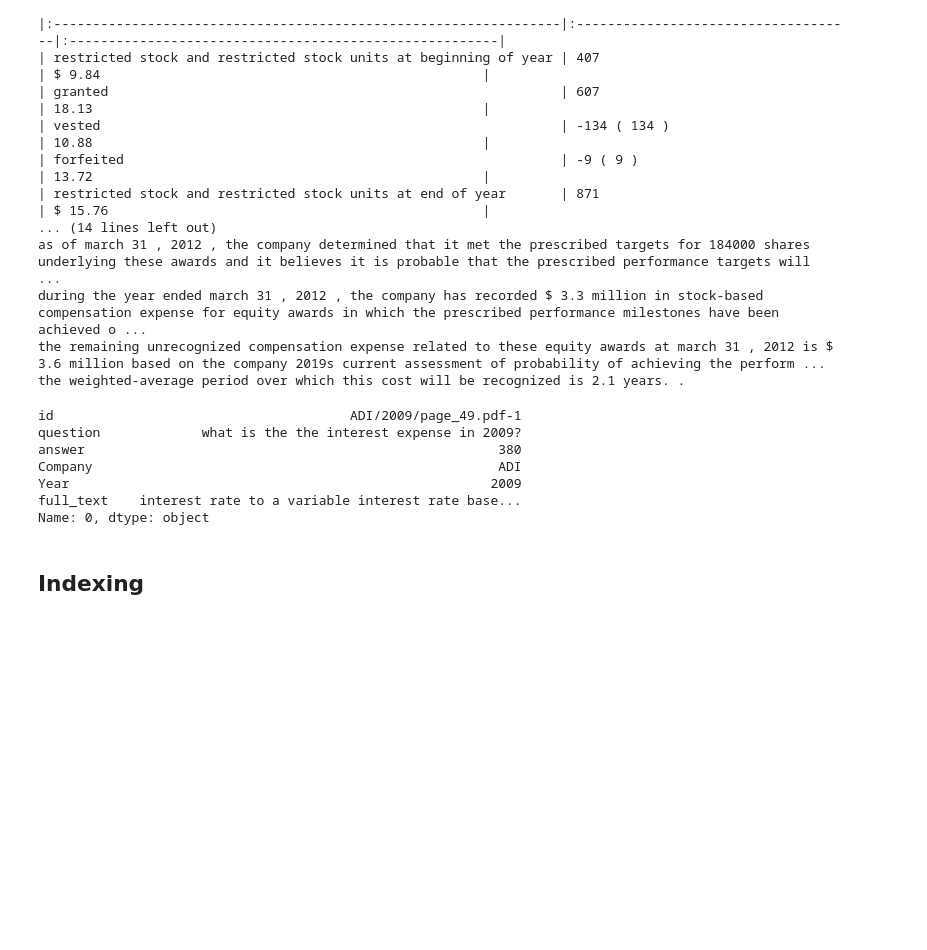
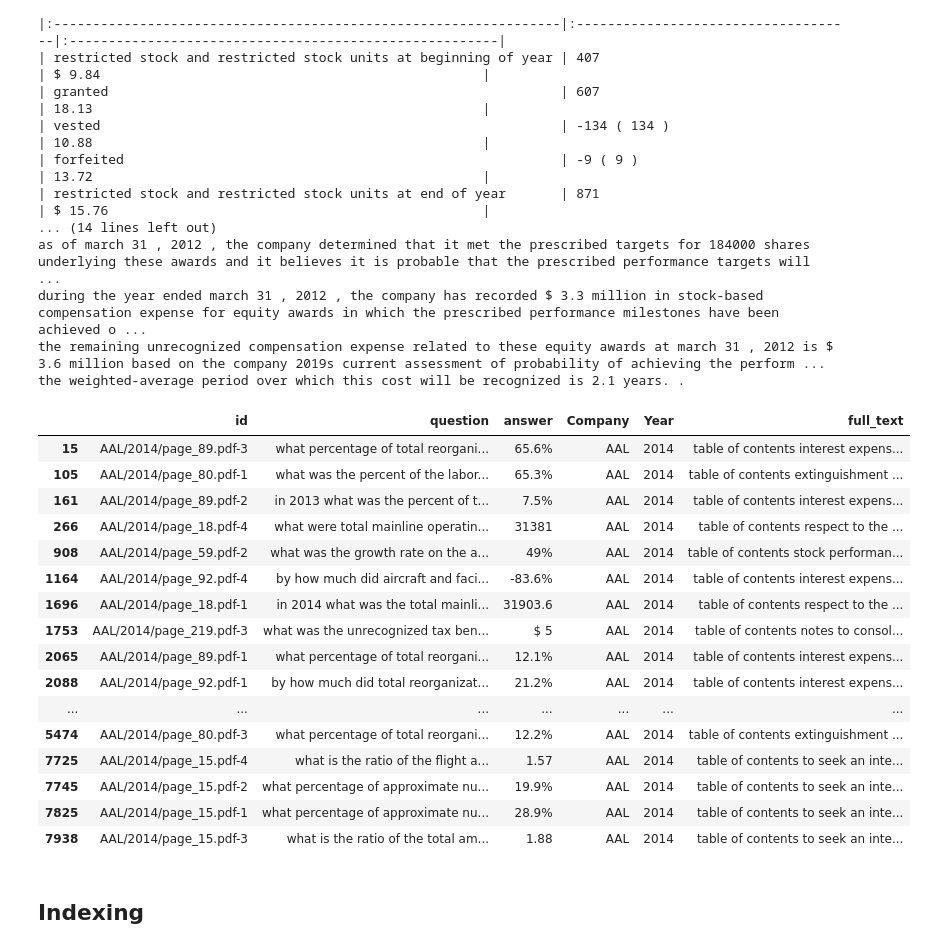
Before and after one commit to emrekuruu/VRAG, a Jupyter notebook: vanilla.ipynb, the cells around one changed output. Drawn from its saved outputs; the diff is of its cells as text; code cells hidden in the pictures; blank space fills up the shorter version.

```diff
--- a/vanilla.ipynb
+++ b/vanilla.ipynb
@@ -78,17 +78,27 @@ as of march 31 , 2012 , the company determined that it met the prescribed target
 during the year ended march 31 , 2012 , the company has recorded $ 3.3 million in stock-based compensation expense for equity awards in which the prescribed performance milestones have been achieved o ...
 the remaining unrecognized compensation expense related to these equity awards at march 31 , 2012 is $ 3.6 million based on the company 2019s current assessment of probability of achieving the perform ...
 the weighted-average period over which this cost will be recognized is 2.1 years. .
-# %%
-query = data.iloc[0].question
-data.iloc[0]
-# %% [output]
-id                                      ADI/2009/page_49.pdf-1
-question             what is the the interest expense in 2009?
-answer                                                     380
-Company                                                    ADI
-Year                                                      2009
-full_text    interest rate to a variable interest rate base...
-Name: 0, dtype: object
+# %%
+data = data[(data.Company == "AAL" )& (data.Year == "2014")]
+data
+# %% [output]
+|  | id | question | answer | Company | Year | full_text |
+| 15 | AAL/2014/page_89.pdf-3 | what percentage of total reorgani... | 65.6% | AAL | 2014 | table of contents interest expens... |
+| 105 | AAL/2014/page_80.pdf-1 | what was the percent of the labor... | 65.3% | AAL | 2014 | table of contents extinguishment ... |
+| 161 | AAL/2014/page_89.pdf-2 | in 2013 what was the percent of t... | 7.5% | AAL | 2014 | table of contents interest expens... |
+| 266 | AAL/2014/page_18.pdf-4 | what were total mainline operatin... | 31381 | AAL | 2014 | table of contents respect to the ... |
+| 908 | AAL/2014/page_59.pdf-2 | what was the growth rate on the a... | 49% | AAL | 2014 | table of contents stock performan... |
+| 1164 | AAL/2014/page_92.pdf-4 | by how much did aircraft and faci... | -83.6% | AAL | 2014 | table of contents interest expens... |
+| 1696 | AAL/2014/page_18.pdf-1 | in 2014 what was the total mainli... | 31903.6 | AAL | 2014 | table of contents respect to the ... |
+| 1753 | AAL/2014/page_219.pdf-3 | what was the unrecognized tax ben... | $ 5 | AAL | 2014 | table of contents notes to consol... |
+| 2065 | AAL/2014/page_89.pdf-1 | what percentage of total reorgani... | 12.1% | AAL | 2014 | table of contents interest expens... |
+| 2088 | AAL/2014/page_92.pdf-1 | by how much did total reorganizat... | 21.2% | AAL | 2014 | table of contents interest expens... |
+| ... | ... | ... | ... | ... | ... | ... |
+| 5474 | AAL/2014/page_80.pdf-3 | what percentage of total reorgani... | 12.2% | AAL | 2014 | table of contents extinguishment ... |
+| 7725 | AAL/2014/page_15.pdf-4 | what is the ratio of the flight a... | 1.57 | AAL | 2014 | table of contents to seek an inte... |
+| 7745 | AAL/2014/page_15.pdf-2 | what percentage of approximate nu... | 19.9% | AAL | 2014 | table of contents to seek an inte... |
+| 7825 | AAL/2014/page_15.pdf-1 | what percentage of approximate nu... | 28.9% | AAL | 2014 | table of contents to seek an inte... |
+| 7938 | AAL/2014/page_15.pdf-3 | what is the ratio of the total am... | 1.88 | AAL | 2014 | table of contents to seek an inte... |
 # %% [markdown]
 ## Indexing
 # %%
```
Also changed, not shown: parts of 13 cells of this notebook, 1 other file.
